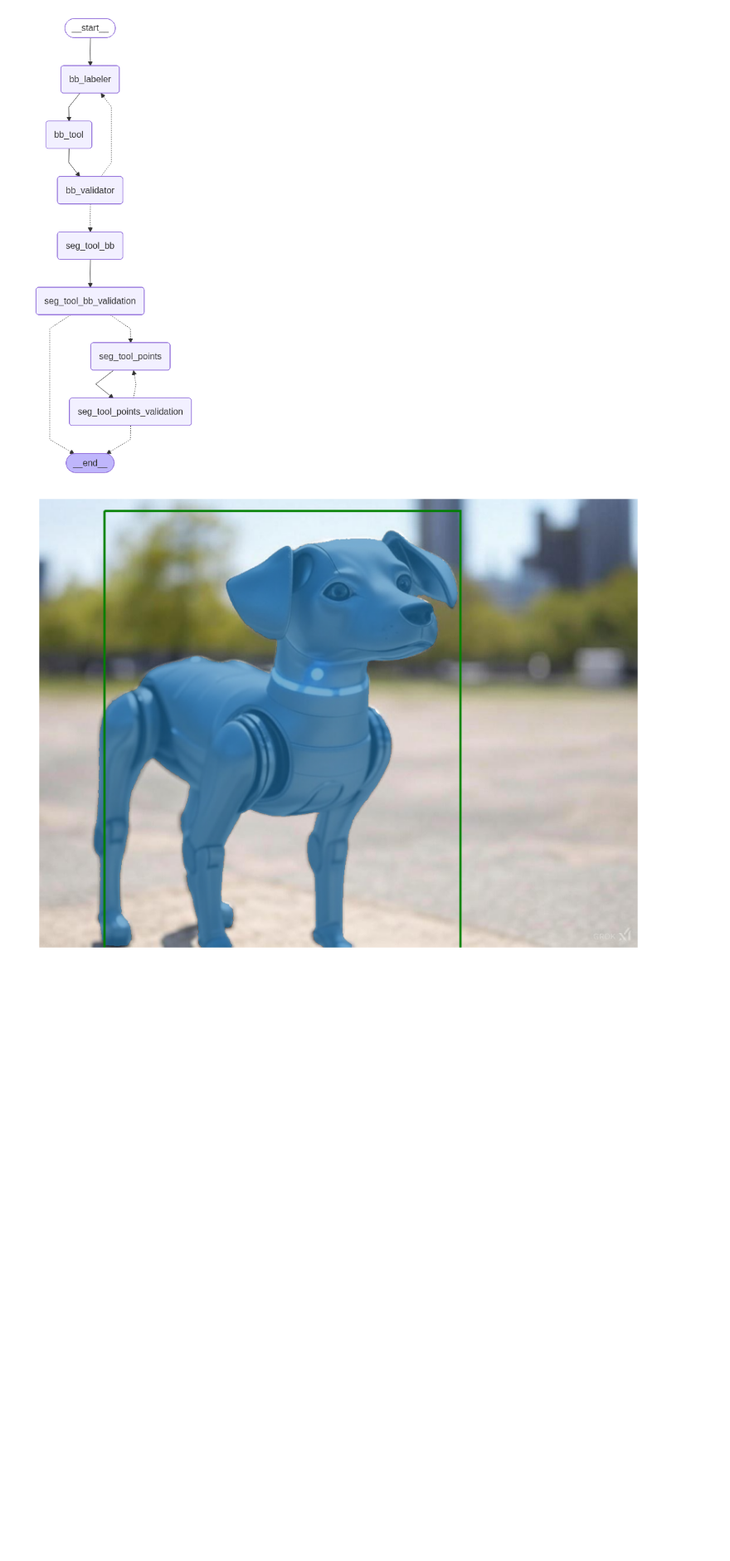
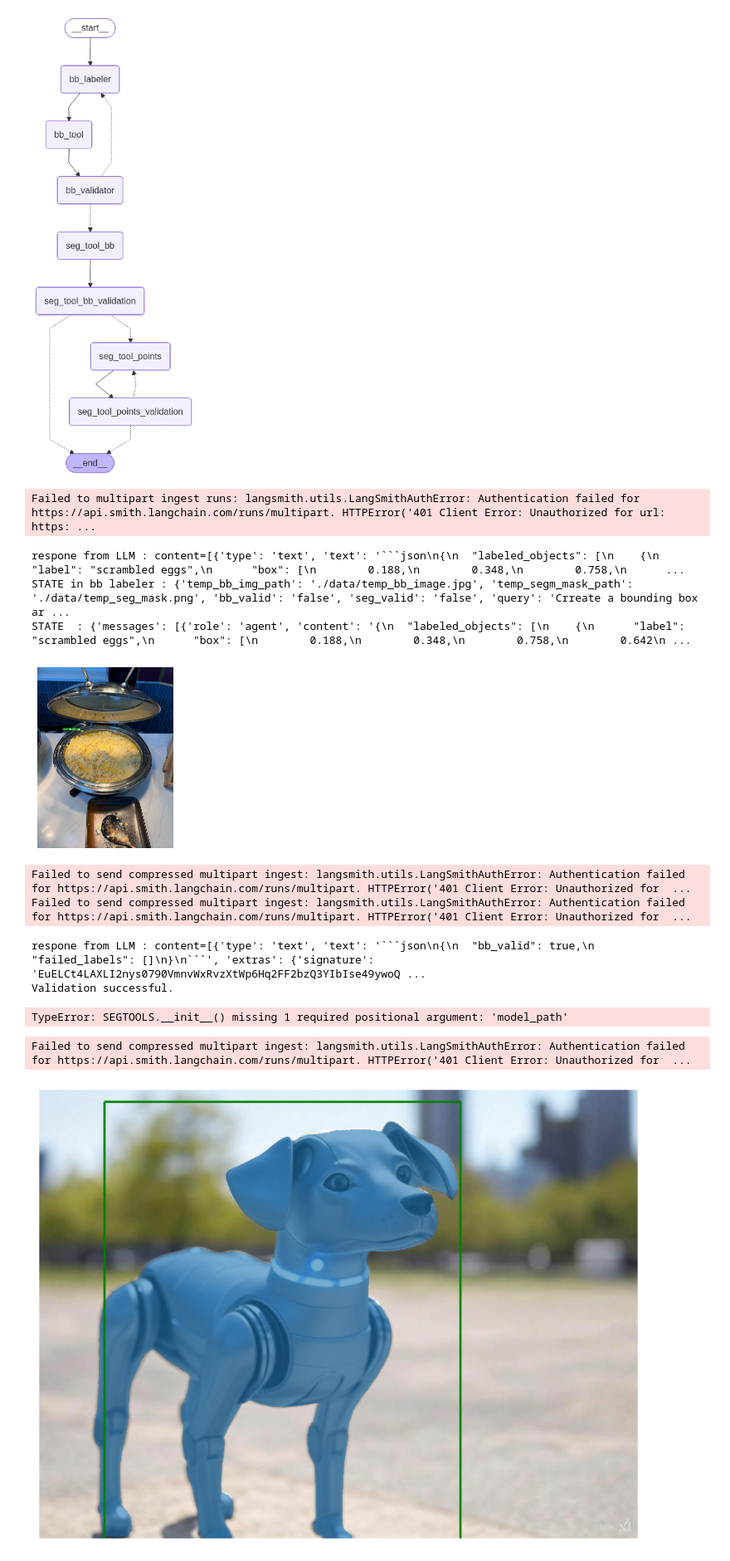
Before and after one commit to bigmb/mb_rag, a Jupyter notebook: example_seg_autolabel.ipynb, the cells around one changed output. Shown at 83% size. Saved outputs shown, nothing was run; the diff lists cells and outputs as text; code cells hidden in the pictures; blank space fills up the shorter version.

````diff
--- a/example_seg_autolabel.ipynb
+++ b/example_seg_autolabel.ipynb
@@ -20,6 +20,20 @@ from IPython.display import Image, display
 display(Image(graph_agent._build_graph().get_graph(xray=True).draw_mermaid_png()))
 # %% [output]
 [figure]
+# %%
+graph_agent.run(image_path='./data/IMG_1827.jpg', query="Crreate a bounding box around scra,bled eggs in the image.")
+# %% [output]
+Failed to multipart ingest runs: langsmith.utils.LangSmithAuthError: Authentication failed for https://api.smith.langchain.com/runs/multipart. HTTPError('401 Client Error: Unauthorized for url: https: ...
+respone from LLM : content=[{'type': 'text', 'text': '```json\n{\n  "labeled_objects": [\n    {\n      "label": "scrambled eggs",\n      "box": [\n        0.188,\n        0.348,\n        0.758,\n      ...
+STATE in bb labeler : {'temp_bb_img_path': './data/temp_bb_image.jpg', 'temp_segm_mask_path': './data/temp_seg_mask.png', 'bb_valid': 'false', 'seg_valid': 'false', 'query': 'Crreate a bounding box ar ...
+STATE  : {'messages': [{'role': 'agent', 'content': '{\n  "labeled_objects": [\n    {\n      "label": "scrambled eggs",\n      "box": [\n        0.188,\n        0.348,\n        0.758,\n        0.642\n ...
+[figure, added]
+Failed to send compressed multipart ingest: langsmith.utils.LangSmithAuthError: Authentication failed for https://api.smith.langchain.com/runs/multipart. HTTPError('401 Client Error: Unauthorized for  ...
+Failed to send compressed multipart ingest: langsmith.utils.LangSmithAuthError: Authentication failed for https://api.smith.langchain.com/runs/multipart. HTTPError('401 Client Error: Unauthorized for  ...
+respone from LLM : content=[{'type': 'text', 'text': '```json\n{\n  "bb_valid": true,\n  "failed_labels": []\n}\n```', 'extras': {'signature': 'EuELCt4LAXLI2nys0790VmnvWxRvzXtWp6Hq2FF2bzQ3YIbIse49ywoQ ...
+Validation successful.
+TypeError: SEGTOOLS.__init__() missing 1 required positional argument: 'model_path'
+Failed to send compressed multipart ingest: langsmith.utils.LangSmithAuthError: Authentication failed for https://api.smith.langchain.com/runs/multipart. HTTPError('401 Client Error: Unauthorized for  ...
 # %%
 from mb_rag.utils.extra import ImagePredictor
 # %%
````
Also changed, not shown: 5 other files.
